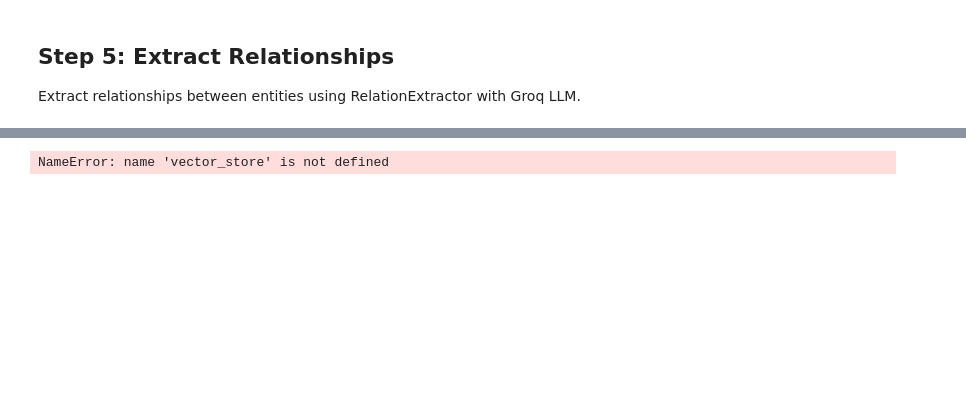
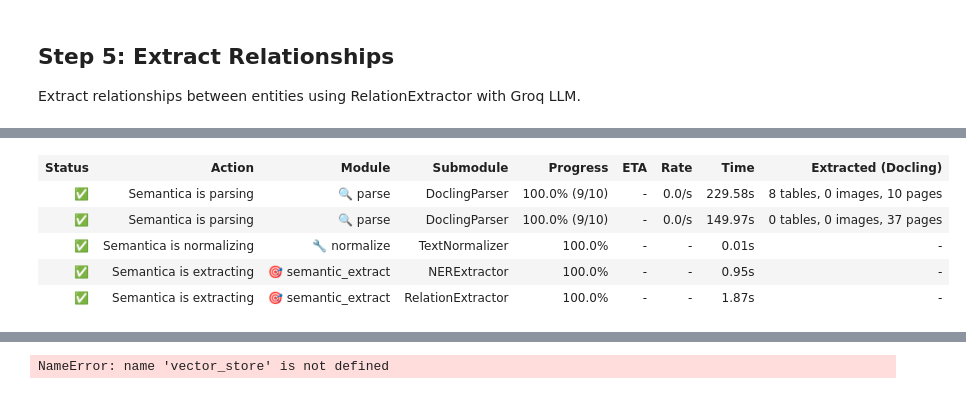
Before and after one commit to KaifAhmad1/semantica, a Jupyter notebook: cookbook/use_cases/finance/03_Earnings_Call_Analysis.ipynb, the cells around one changed output, grey strips where cells are left out. Cells and saved outputs as stored; diff of their text form; code cells hidden in the pictures; blank space fills up the shorter version.

```diff
--- a/cookbook/use_cases/finance/03_Earnings_Call_Analysis.ipynb
+++ b/cookbook/use_cases/finance/03_Earnings_Call_Analysis.ipynb
@@ -418,0 +326,77 @@ if triplets:
+# %%
+from concurrent.futures import ThreadPoolExecutor, TimeoutError
+from semantica.semantic_extract import RelationExtractor
+
+MAX_ENTITIES = 30
+CHUNK_TIMEOUT = 60
+
+relation_extractor = RelationExtractor(
+    method="llm",
+    confidence_threshold=0.6,
+    relation_types=[
+        "HAS_REVENUE",
+        "HAS_GROWTH",
+        "REPORTS",
+        "PROVIDES_GUIDANCE",
+        "IN_QUARTER",
+        "FOR_PERIOD",
+        "RELATED_TO",
+    ],
+    provider="groq",
+    llm_model="llama-3.1-8b-instant",
+    api_key=GROQ_API_KEY,
+    temperature=0.0,
+    verbose=False,
+)
+
+def filter_entities(text, entities):
+    t = text.lower()
+    return [e for e in entities if e.text.lower() in t]
+
+def process_chunk(idx, chunk, total):
+    text = get_chunk_text(chunk).strip()
+    if not text:
+        remaining = total - (idx + 1)
+        print(f"Chunk {idx+1}/{total} | remaining {remaining} | skipped (empty)")
+        return []
+
+    chunk_entities = filter_entities(text, all_entities)[:MAX_ENTITIES]
+
+    remaining = total - (idx + 1)
+
+    if len(chunk_entities) < 2:
+        print(f"Chunk {idx+1}/{total} | remaining {remaining} | skipped (entities={len(chunk_entities)})")
+        return []
+
+    print(f"Chunk {idx+1}/{total} | remaining {remaining} | entities={len(chunk_entities)}")
+
+    return relation_extractor.extract_relations(
+        text=text,
+        entities=chunk_entities,
+        verbose=False,
+    )
+
+relationships = []
+total_chunks = len(chunks)
+
+with ThreadPoolExecutor(max_workers=1) as executor:
+    for i, c in enumerate(chunks):
+        future = executor.submit(process_chunk, i, c, total_chunks)
+        try:
+            rels = future.result(timeout=CHUNK_TIMEOUT)
+            relationships.extend(rels)
+            print(f"  relations={len(rels)}")
+        except TimeoutError:
+            remaining = total_chunks - (i + 1)
+            print(f"Chunk {i+1}/{total_chunks} | remaining {remaining} | timed out")
+        except Exception as e:
+            remaining = total_chunks - (i + 1)
+            print(f"Chunk {i+1}/{total_chunks} | remaining {remaining} | failed: {e}")
+
+print(f"Done {total_chunks}/{total_chunks}")
+print(f"Total relationships: {len(relationships)}")
+
+if relationships:
+    for r in relationships[:10]:
+        print(f"{r.subject.text} → {r.predicate} → {r.object.text}")
+# %% [output]
@@ -418,0 +404,6 @@ if triplets:
+| Status | Action | Module | Submodule | Progress | ETA | Rate | Time | Extracted (Docling) |
+| ✅ | Semantica is parsing | 🔍 parse | DoclingParser | 100.0% (9/10) | - | 0.0/s | 229.58s | 8 tables, 0 images, 10 pages |
+| ✅ | Semantica is parsing | 🔍 parse | DoclingParser | 100.0% (9/10) | - | 0.0/s | 149.97s | 0 tables, 0 images, 37 pages |
+| ✅ | Semantica is normalizing | 🔧 normalize | TextNormalizer | 100.0% | - | - | 0.01s | - |
+| ✅ | Semantica is extracting | 🎯 semantic_extract | NERExtractor | 100.0% | - | - | 0.95s | - |
+| ✅ | Semantica is extracting | 🎯 semantic_extract | RelationExtractor | 100.0% | - | - | 1.87s | - |
```
Also changed, not shown: parts of 26 cells of this notebook.
